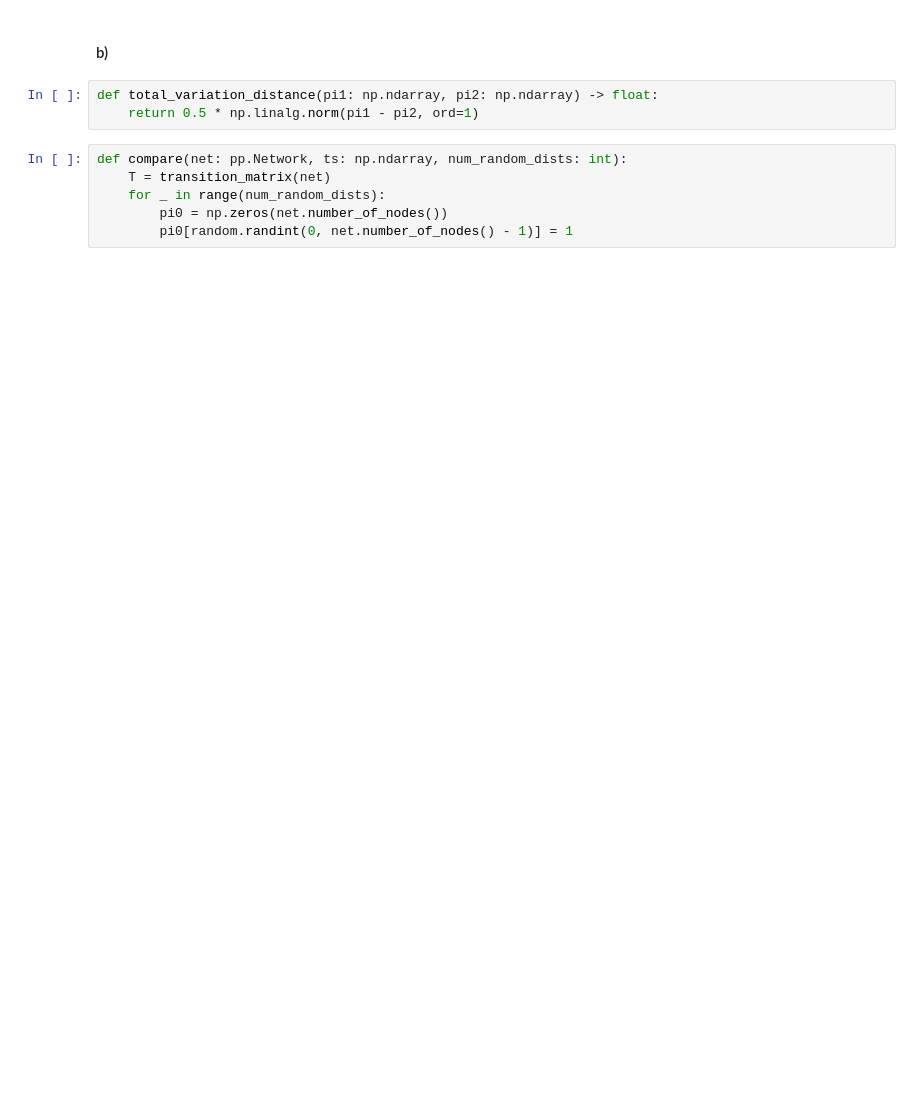
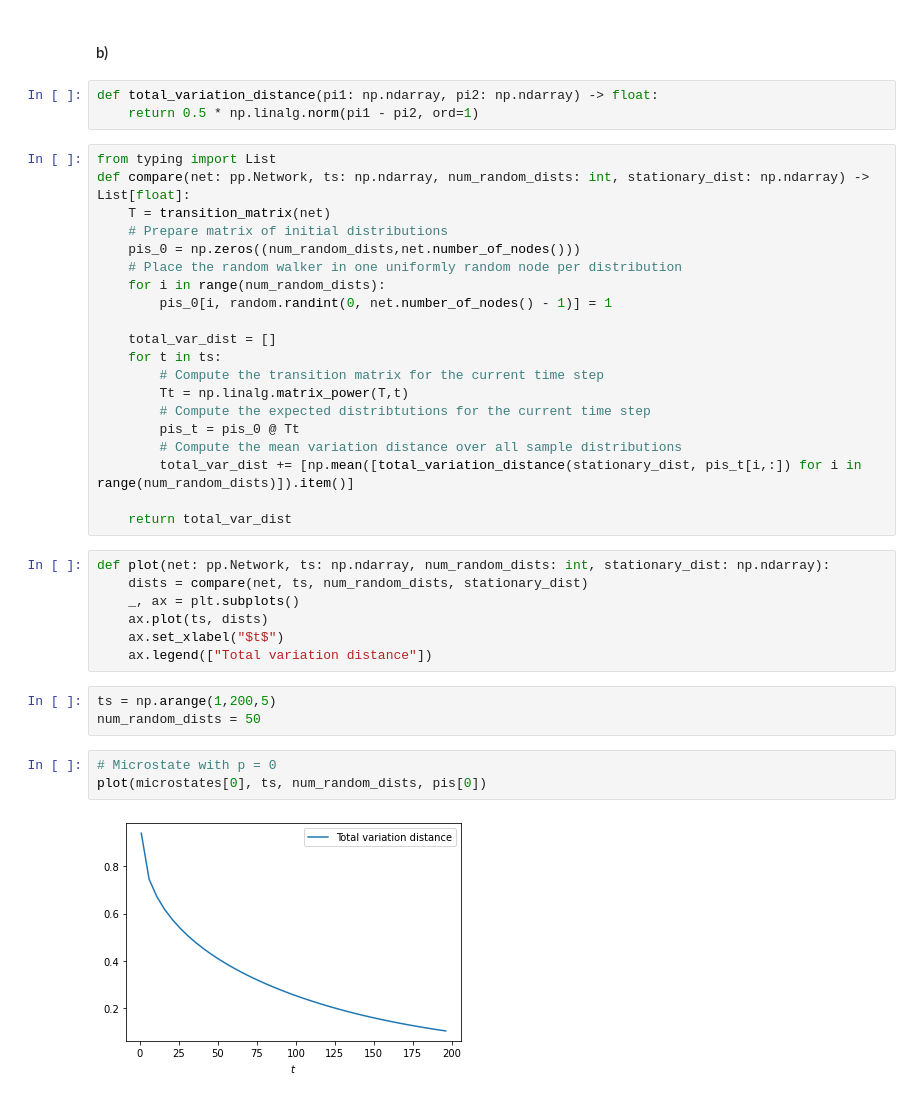
Before and after one commit to TreeMage/sna-exercises, a Jupyter notebook: sheet08.ipynb, the cells around one changed output. Cells and saved outputs as stored; diff of their text form; blank space fills up the shorter version.

```diff
--- a/sheet08.ipynb
+++ b/sheet08.ipynb
@@ -129,9 +130,38 @@ pis
 # %%
 def total_variation_distance(pi1: np.ndarray, pi2: np.ndarray) -> float:
     return 0.5 * np.linalg.norm(pi1 - pi2, ord=1)
-# %%
-def compare(net: pp.Network, ts: np.ndarray, num_random_dists: int):
-    T = transition_matrix(net)
-    for _ in range(num_random_dists):
-        pi0 = np.zeros(net.number_of_nodes())
-        pi0[random.randint(0, net.number_of_nodes() - 1)] = 1
+# %%
+from typing import List
+def compare(net: pp.Network, ts: np.ndarray, num_random_dists: int, stationary_dist: np.ndarray) -> List[float]:
+    T = transition_matrix(net)
+    # Prepare matrix of initial distributions
+    pis_0 = np.zeros((num_random_dists,net.number_of_nodes()))
+    # Place the random walker in one uniformly random node per distribution
+    for i in range(num_random_dists):
+        pis_0[i, random.randint(0, net.number_of_nodes() - 1)] = 1
+
+    total_var_dist = []
+    for t in ts:
+        # Compute the transition matrix for the current time step
+        Tt = np.linalg.matrix_power(T,t)
+        # Compute the expected distribtutions for the current time step
+        pis_t = pis_0 @ Tt
+        # Compute the mean variation distance over all sample distributions
+        total_var_dist += [np.mean([total_variation_distance(stationary_dist, pis_t[i,:]) for i in range(num_random_dists)]).item()]
+
+    return total_var_dist
+# %%
+def plot(net: pp.Network, ts: np.ndarray, num_random_dists: int, stationary_dist: np.ndarray):
+    dists = compare(net, ts, num_random_dists, stationary_dist)
+    _, ax = plt.subplots()
+    ax.plot(ts, dists)
+    ax.set_xlabel("$t$")
+    ax.legend(["Total variation distance"])
+# %%
+ts = np.arange(1,200,5)
+num_random_dists = 50
+# %%
+# Microstate with p = 0
+plot(microstates[0], ts, num_random_dists, pis[0])
+# %% [output]
+[figure, added]
```
Also changed, not shown: parts of 6 cells of this notebook.
